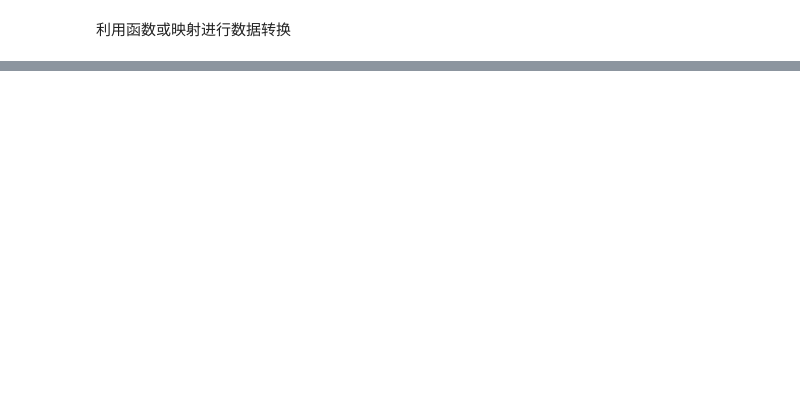
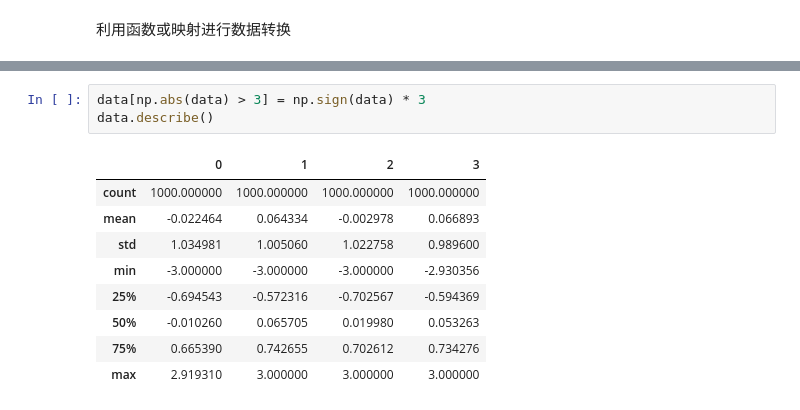
Before and after one commit to sanpang228/DataAnalysis, a Jupyter notebook: Task4.ipynb, the cells around one changed output, grey strips where cells are left out. Drawn from its saved outputs; the diff is of its cells as text; blank space fills up the shorter version.

```diff
--- a/Task4.ipynb
+++ b/Task4.ipynb
@@ -154,0 +618,13 @@ df2 = pd.DataFrame({'key': ['a', 'b', 'a', 'b', 'd'], 'data2': range(5)})
+# %%
+data[np.abs(data) > 3] = np.sign(data) * 3
+data.describe()
+# %% [output]
+|  | 0 | 1 | 2 | 3 |
+| count | 1000.000000 | 1000.000000 | 1000.000000 | 1000.000000 |
+| mean | -0.022464 | 0.064334 | -0.002978 | 0.066893 |
+| std | 1.034981 | 1.005060 | 1.022758 | 0.989600 |
+| min | -3.000000 | -3.000000 | -3.000000 | -2.930356 |
+| 25% | -0.694543 | -0.572316 | -0.702567 | -0.594369 |
+| 50% | -0.010260 | 0.065705 | 0.019980 | 0.053263 |
+| 75% | 0.665390 | 0.742655 | 0.702612 | 0.734276 |
+| max | 2.919310 | 3.000000 | 3.000000 | 3.000000 |
```
Also changed, not shown: parts of 123 cells of this notebook.
